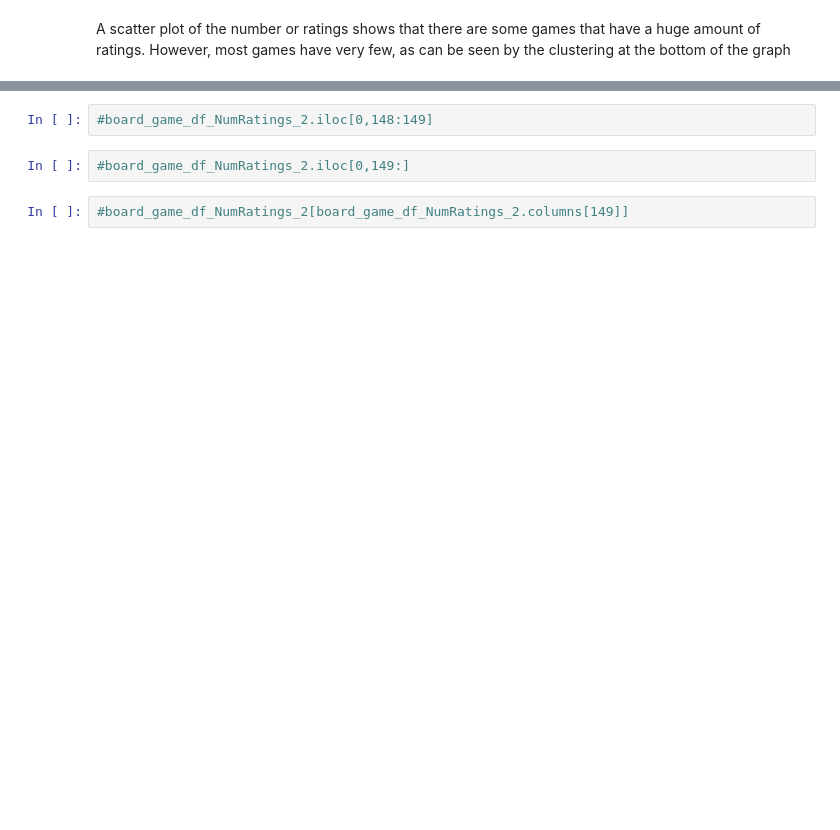
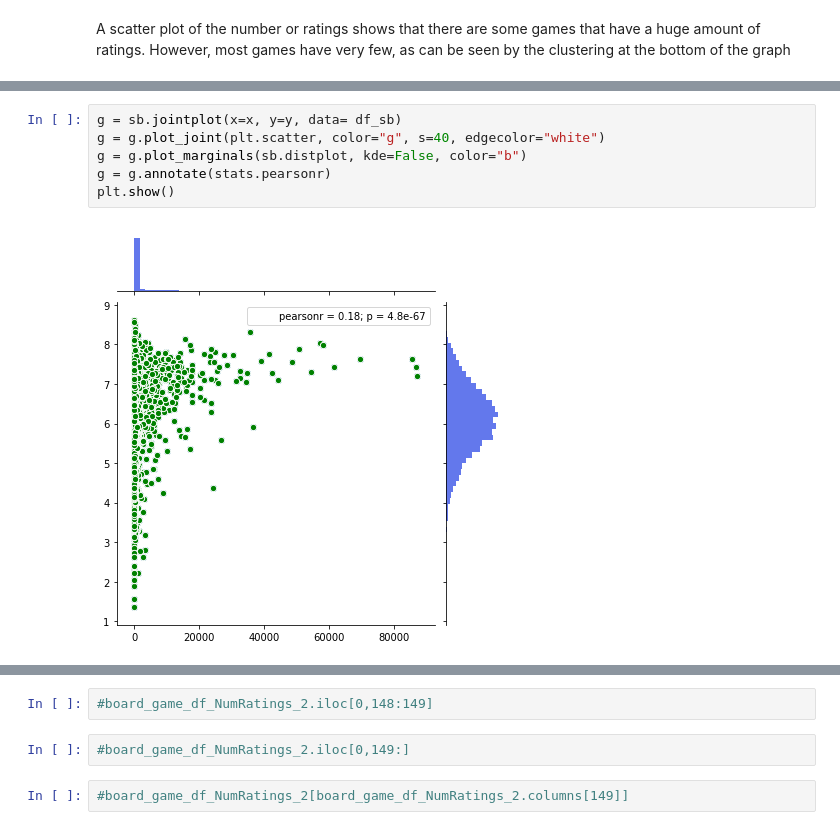
Before and after one commit to cisco3775/Board-Game-Geeks-Recommender-System, a Jupyter notebook: BoardGameGeek Recommender System.ipynb, the cells around one changed output, grey strips where cells are left out. Cells and saved outputs as stored; diff of their text form; blank space fills up the shorter version.

```diff
--- a/BoardGameGeek Recommender System.ipynb
+++ b/BoardGameGeek Recommender System.ipynb
@@ -511,0 +487,8 @@ A scatter plot of the number or ratings shows that there are some games that hav
+# %%
+g = sb.jointplot(x=x, y=y, data= df_sb)
+g = g.plot_joint(plt.scatter, color="g", s=40, edgecolor="white")
+g = g.plot_marginals(sb.distplot, kde=False, color="b")
+g = g.annotate(stats.pearsonr)
+plt.show()
+# %% [output]
+[figure, added]
```
Also changed, not shown: parts of 24 cells of this notebook.
